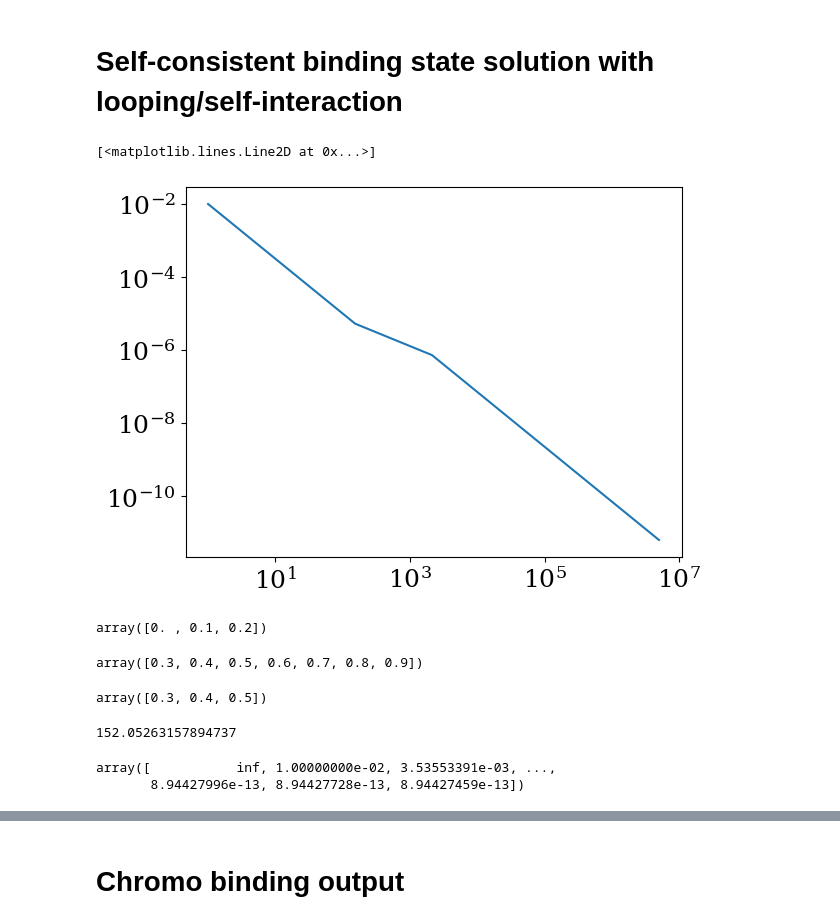
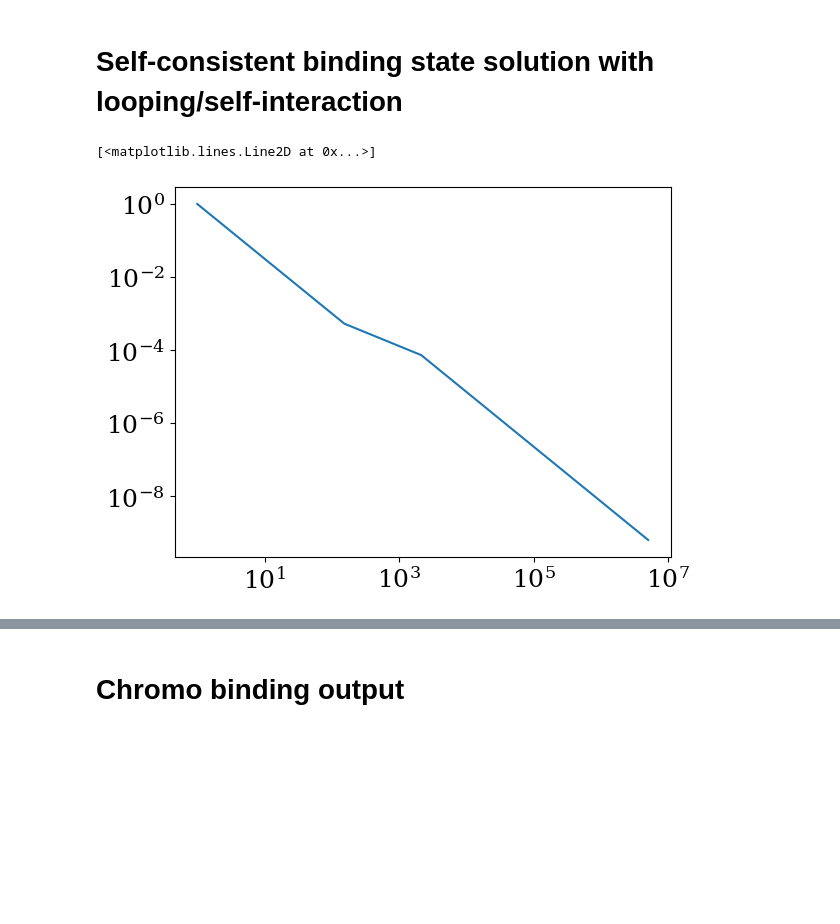
Before and after one commit to tmhabte/wlcsim_membrane, a Jupyter notebook: config_binding/comp_2mark_epibind.ipynb, the cells around one changed output, grey strips where cells are left out. Cells and saved outputs as stored; diff of their text form; code cells hidden in the pictures; blank space fills up the shorter version.

```diff
--- a/config_binding/comp_2mark_epibind.ipynb
+++ b/config_binding/comp_2mark_epibind.ipynb
@@ -147,38 +148,10 @@ def calc_p_loop_rubenstein(x, a=0.01):
     return np.concatenate((p_loop_lower, p_loop_inter, p_loop_upper))
     # return p_loop
 # %%
-plt.loglog(np.arange(1, 5e6), calc_p_loop_rubenstein(np.arange(1, 5e6), a=0.01))
+plt.loglog(np.arange(1, 5e6), calc_p_loop_rubenstein(np.arange(1, 5e6), a=1))
 # %% [output]
 [<matplotlib.lines.Line2D at 0x...>]
-[figure, old version]
+[figure, new version]
-# %%
-nucs = np.arange(0, 1, .10)
-nucs
-nucs[np.where(nucs<.3)]
-# %% [output]
-array([0. , 0.1, 0.2])
-# %%
-nucs = np.arange(0, 1, .10)
-nucs
-nucs[np.where(nucs>.3)]
-# %% [output]
-array([0.3, 0.4, 0.5, 0.6, 0.7, 0.8, 0.9])
-# %%
-x = np.arange(0,1,.1)
-index = (x  > 0.3) * (x  <= 0.6)
-x_inter = x[index]
-x_inter
-# %% [output]
-array([0.3, 0.4, 0.5])
-# %%
-((28.89*1000)/190)
-# %% [output]
-152.05263157894737
-# %%
-calc_p_loop(np.arange(0, 5e6))
-# %% [output]
-array([           inf, 1.00000000e-02, 3.53553391e-03, ...,
-       8.94427996e-13, 8.94427728e-13, 8.94427459e-13])
 # %%
 plt.loglog(np.arange(1, 5e6), calc_p_loop(np.arange(1, 5e6), a=1))
 # %% [output]
```
Also changed, not shown: parts of 17 cells of this notebook.
